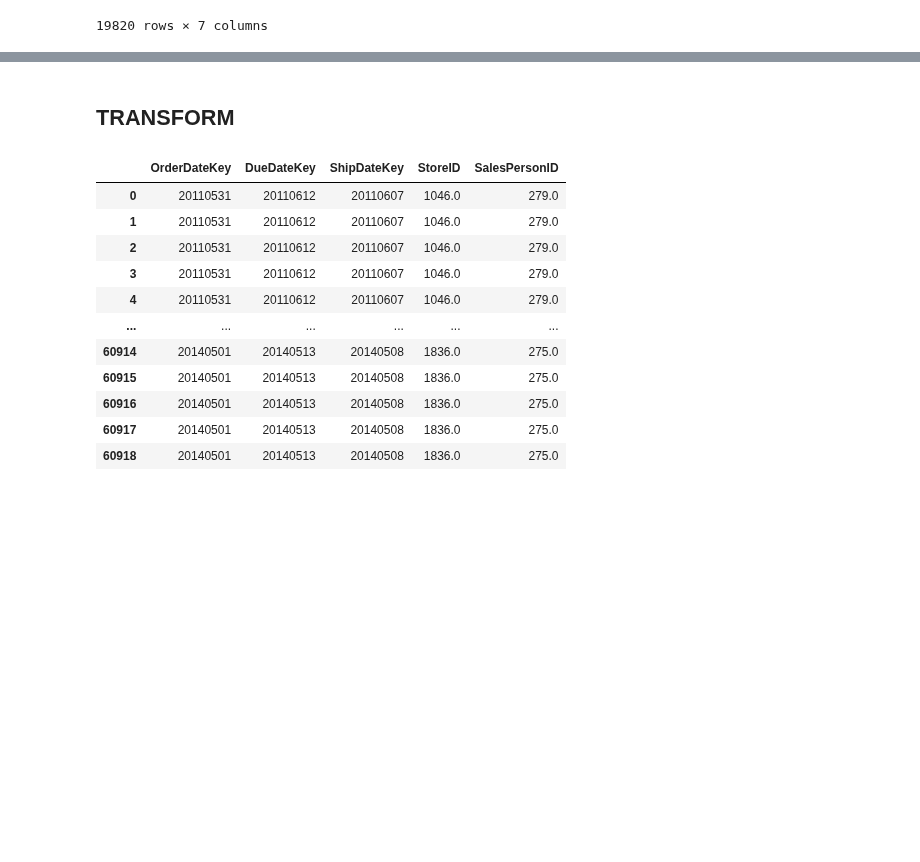
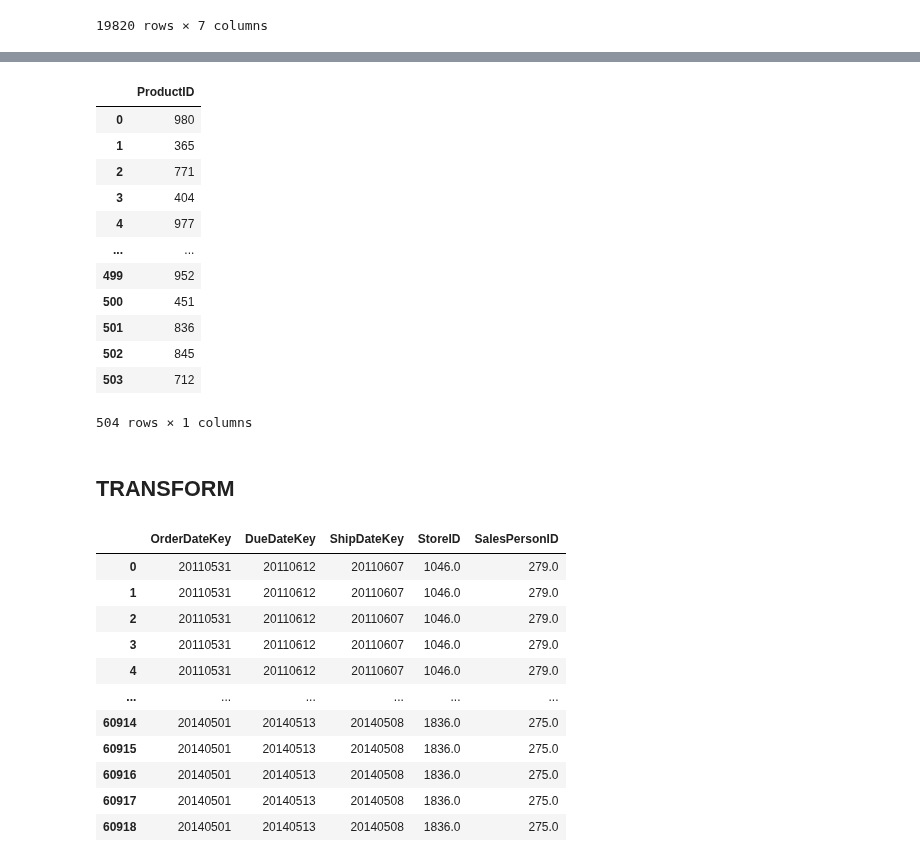
Before and after one commit to paulrojasg/data_science_part_4, a Jupyter notebook: FactResellerSales.ipynb, the cells around one changed output, grey strips where cells are left out. Cells and saved outputs as stored; diff of their text form; code cells hidden in the pictures; blank space fills up the shorter version.

```diff
--- a/FactResellerSales.ipynb
+++ b/FactResellerSales.ipynb
@@ -64,3 +79,20 @@ sales_store = pd.read_sql_query("SELECT * FROM [Sales].[Store]", db_op)
+# %%
+product = pd.read_sql_query("SELECT ProductID FROM [Production].[Product]", db_op)
+product
+# %% [output]
+|  | ProductID |
+| 0 | 980 |
+| 1 | 365 |
+| 2 | 771 |
+| 3 | 404 |
+| 4 | 977 |
+| ... | ... |
+| 499 | 952 |
+| 500 | 451 |
+| 501 | 836 |
+| 502 | 845 |
+| 503 | 712 |
+504 rows × 1 columns
 # %%
 # Extract dimensions
 dim_currency = pd.read_sql_query("SELECT CurrencyKey,CurrencyAlternateKey FROM DimCurrency", db_etl)
```
Also changed, not shown: parts of 5 cells of this notebook, 2 other files.
